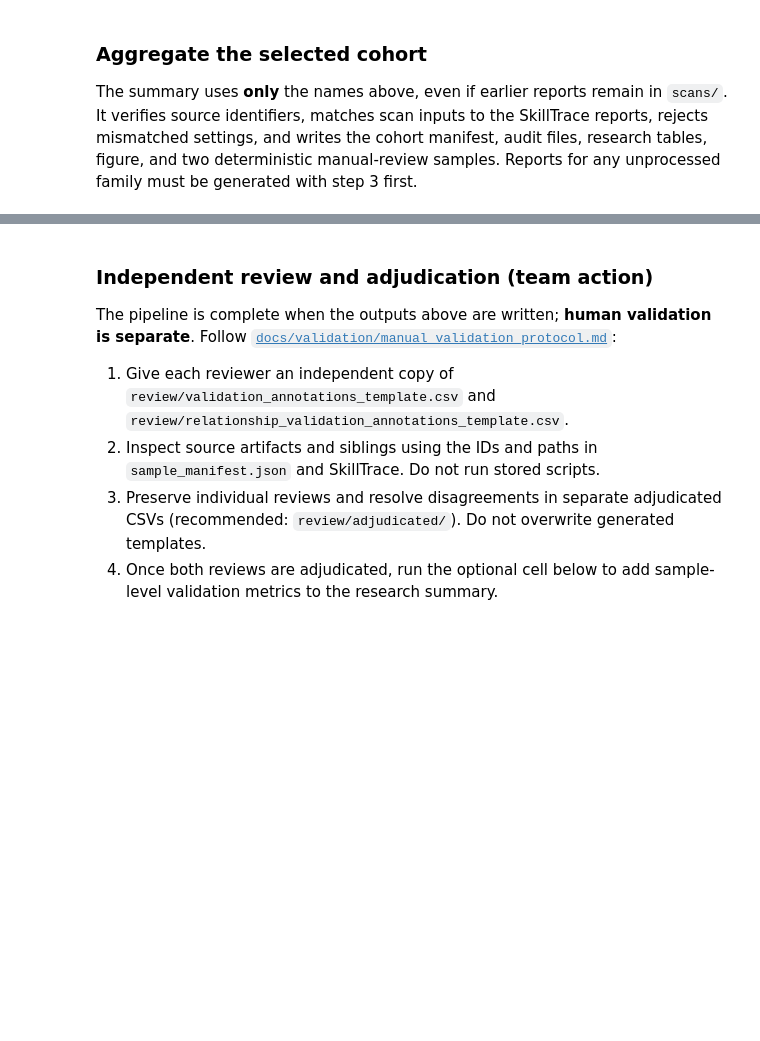
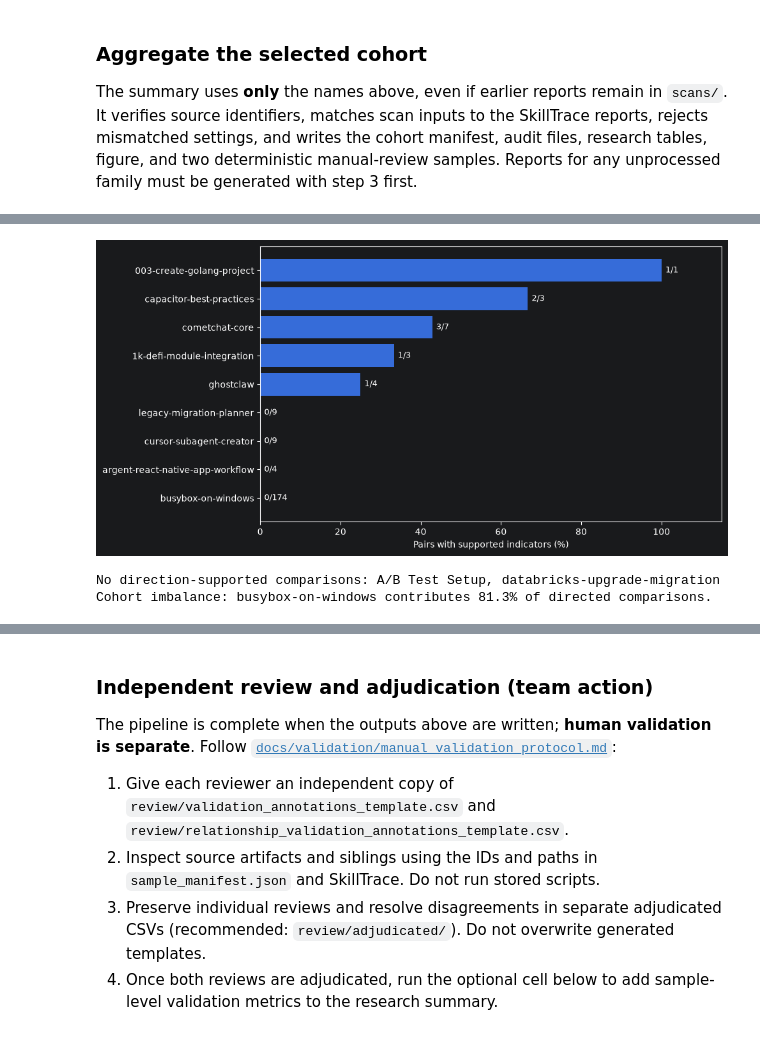
Before and after one commit to umdnp/csc580-project8, a Jupyter notebook: notebooks/end_to_end_pipeline/end_to_end_pipeline.ipynb, the cells around one changed output, grey strips where cells are left out. Saved outputs shown, nothing was run; the diff lists cells and outputs as text; code cells hidden in the pictures; blank space fills up the shorter version.

```diff
--- a/notebooks/end_to_end_pipeline/end_to_end_pipeline.ipynb
+++ b/notebooks/end_to_end_pipeline/end_to_end_pipeline.ipynb
@@ -156,0 +214,37 @@ Processing audit: \\boxy\home\school\umich\csc580\git\csc580-project8\notebooks\
+# %%
+families = pd.read_csv(REVIEW_DIR / "families.csv")
+if set(families["family"]) != set(candidate_families):
+    raise ValueError("families.csv does not match the selected candidate_families")
+
+families["indicator_rate_pct"] = (
+    100 * families["pairs_with_indicators"]
+    / families["pairs_analyzed"].replace(0, float("nan"))
+)
+display(families[[
+    "family", "artifacts_loaded", "pairs_analyzed", "pairs_flagged",
+    "pairs_with_indicators", "indicator_rate_pct",
+]].sort_values("pairs_analyzed", ascending=False).round({"indicator_rate_pct": 1}))
+
+comparable = families.loc[families["pairs_analyzed"] > 0].sort_values("indicator_rate_pct")
+if not comparable.empty:
+    fig, ax = plt.subplots(figsize=(10, max(3, len(comparable) * 0.45 + 1)))
+    bars = ax.barh(comparable["family"], comparable["indicator_rate_pct"])
+    for bar, (_, row) in zip(bars, comparable.iterrows()):
+        ax.text(bar.get_width() + 1, bar.get_y() + bar.get_height() / 2,
+                f"{int(row['pairs_with_indicators'])}/{int(row['pairs_analyzed'])}",
+                va="center", fontsize=9)
+    ax.set_xlim(0, 115)
+    ax.set_xlabel("Pairs with supported indicators (%)")
+    fig.tight_layout()
+    fig.savefig(FIGURES_DIR / "indicators_by_family.svg", bbox_inches="tight")
+    plt.show()
+
+no_pairs = families.loc[families["pairs_analyzed"] == 0, "family"].tolist()
+if no_pairs:
+    print(f"No direction-supported comparisons: {', '.join(no_pairs)}")
+if total:
+    largest = families.sort_values("pairs_analyzed", ascending=False).iloc[0]
+    if largest["pairs_analyzed"] > total / 2:
+        print(f"Cohort imbalance: {largest['family']} contributes "
+              f"{largest['pairs_analyzed'] / total:.1%} of directed comparisons.")
+# %% [output]
@@ -156,0 +263,3 @@ Processing audit: \\boxy\home\school\umich\csc580\git\csc580-project8\notebooks\
+[figure, added]
+No direction-supported comparisons: A/B Test Setup, databricks-upgrade-migration
+Cohort imbalance: busybox-on-windows contributes 81.3% of directed comparisons.
```
Also changed, not shown: parts of 16 cells of this notebook, 22 other files.
